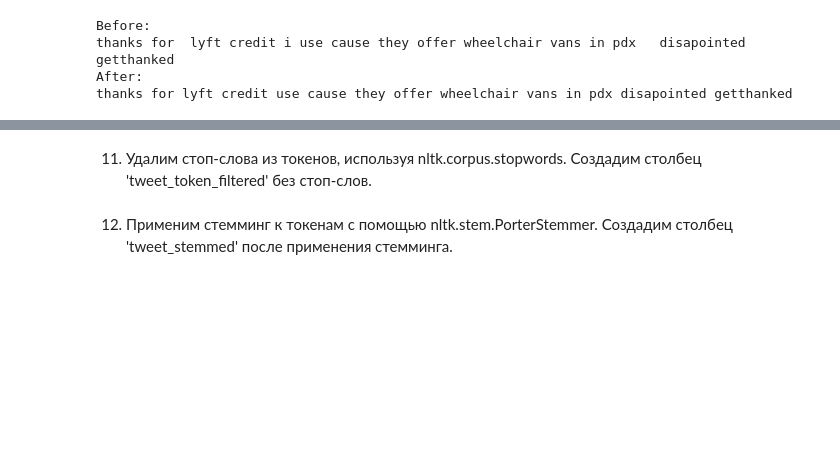
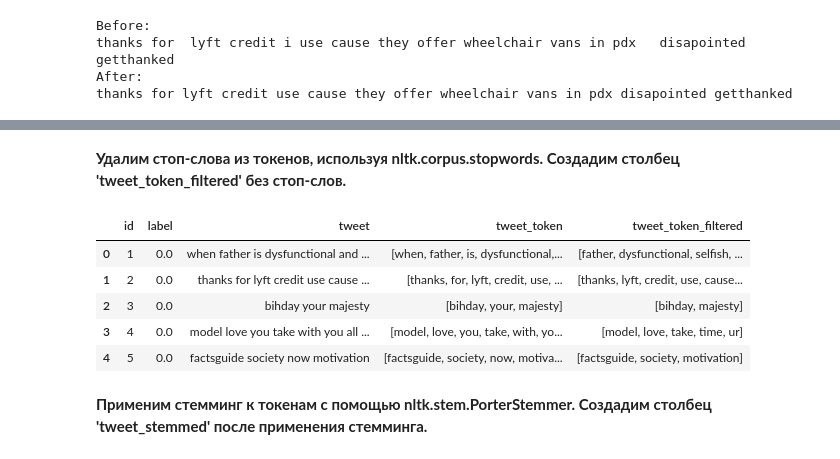
Before and after one commit to ek01012020/NLP, a Jupyter notebook: lesson_1/hw_lesson_1.ipynb, the cells around one changed output, grey strips where cells are left out. Drawn from its saved outputs; the diff is of its cells as text; code cells hidden in the pictures; blank space fills up the shorter version.

```diff
--- a/lesson_1/hw_lesson_1.ipynb
+++ b/lesson_1/hw_lesson_1.ipynb
@@ -374,6 +363,8 @@ combine_df.head()
 # %%
 def replace_text(dictionary, text, key='word'):
-    if key=='word':
+    if key == 'word':
         return ' '.join([dictionary.get(word) if dictionary.get(word) else word for word in text.split()])
+    elif key == 'space':
+        return ' '.join([' ' if dictionary.get(word) else word for word in text.split()])
     else:
-        return ' '.join([key if dictionary.get(word) else word for word in text.split()])
+        return text
@@ -380,7 +373,7 @@ def replace_text(dictionary, text, key='word'):
 # %%
 print(f'Before:\n{combine_df.tweet[1]}')
 
-combine_df.tweet = [replace_text(apostrophe_dict, text, key=' ') for text in combine_df.tweet]
+combine_df.tweet = [replace_text(apostrophe_dict, text, key='space') for text in combine_df.tweet]
 print(f'After:\n{combine_df.tweet[1]}')
 # %% [output]
 Before:
@@ -404,7 +397,7 @@ After:
 # %%
 print(f'Before:\n{combine_df.tweet[128]}')
 
-combine_df.tweet = [replace_text(emoticon_dict, text, key=' ') for text in combine_df.tweet]
+combine_df.tweet = [replace_text(emoticon_dict, text, key='space') for text in combine_df.tweet]
 print(f'After:\n{combine_df.tweet[128]}')
 # %% [output]
 Before:
@@ -455,0 +467,3 @@ thanks for lyft credit use cause they offer wheelchair vans in pdx disapointed g
+# %%
+combine_df['tweet_token'] = list(map(nltk.tokenize.word_tokenize,combine_df.tweet))
+combine_df.head()
@@ -456,4 +477,19 @@ thanks for lyft credit use cause they offer wheelchair vans in pdx disapointed g
 # %% [markdown]
-11. Удалим стоп-слова из токенов, используя nltk.corpus.stopwords. Создадим столбец 'tweet_token_filtered' без стоп-слов.
+__Удалим стоп-слова из токенов, используя nltk.corpus.stopwords. Создадим столбец 'tweet_token_filtered' без стоп-слов.__
+# %%
+stopw = set(stopwords.words('english'))
+
+def not_in_stop(my_list):
+    return [w for w in my_list if w not in stopw]
+
+combine_df['tweet_token_filtered'] = combine_df.tweet_token.apply(not_in_stop)
+combine_df.head()
+# %% [output]
+|  | id | label | tweet | tweet_token | tweet_token_filtered |
+| 0 | 1 | 0.0 | when father is dysfunctional and ... | [when, father, is, dysfunctional,... | [father, dysfunctional, selfish, ... |
+| 1 | 2 | 0.0 | thanks for lyft credit use cause ... | [thanks, for, lyft, credit, use, ... | [thanks, lyft, credit, use, cause... |
+| 2 | 3 | 0.0 | bihday your majesty | [bihday, your, majesty] | [bihday, majesty] |
+| 3 | 4 | 0.0 | model love you take with you all ... | [model, love, you, take, with, yo... | [model, love, take, time, ur] |
+| 4 | 5 | 0.0 | factsguide society now motivation | [factsguide, society, now, motiva... | [factsguide, society, motivation] |
 # %% [markdown]
-12. Применим стемминг к токенам с помощью nltk.stem.PorterStemmer. Создадим столбец 'tweet_stemmed' после применения стемминга.
+__Применим стемминг к токенам с помощью nltk.stem.PorterStemmer. Создадим столбец 'tweet_stemmed' после применения стемминга.__
```
Also changed, not shown: parts of 21 cells of this notebook, 1 other file.
